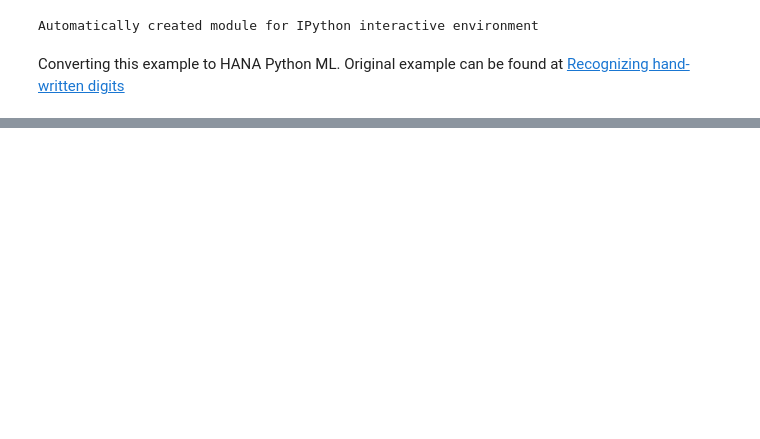
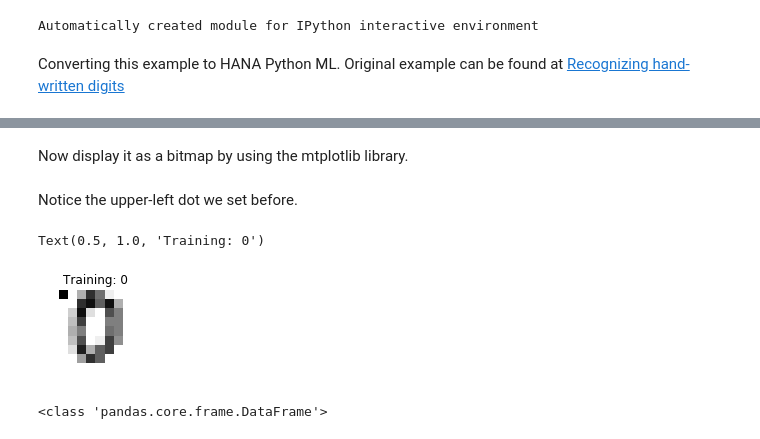
Before and after one commit to alundesap/mta_python_ml, a Jupyter notebook: python/hana_ml_digit_classification.ipynb, the cells around one changed output, grey strips where cells are left out. Drawn from its saved outputs; the diff is of its cells as text; code cells hidden in the pictures; blank space fills up the shorter version.

```diff
--- a/python/hana_ml_digit_classification.ipynb
+++ b/python/hana_ml_digit_classification.ipynb
@@ -25,0 +206,2 @@ Original example can be found at [Recognizing hand-written digits](http://scikit
+# %%
+pdfimg = hdf.head(1).filter(where).drop(["numberId","target"]).collect()
@@ -25,0 +210,2 @@ Original example can be found at [Recognizing hand-written digits](http://scikit
+# %%
+pdfval = hdf.head(1).filter(where).select(["target"]).collect()
@@ -25,0 +214,2 @@ Original example can be found at [Recognizing hand-written digits](http://scikit
+# %%
+target = pdfval.iat[0,0]
@@ -25,0 +221,2 @@ Original example can be found at [Recognizing hand-written digits](http://scikit
+# %%
+img = np.reshape(pdfimg.values, (-1, 8)) # Convert 1X64 to 8x8
@@ -26,3 +236,15 @@ Original example can be found at [Recognizing hand-written digits](http://scikit
+# %% [markdown]
+Now display it as a bitmap by using the mtplotlib library.
+# %% [markdown]
+Notice the upper-left dot we set before.
+# %%
+plt.subplot(2, 4, 1 + 1)
+plt.axis('off')
+plt.imshow(img, cmap=plt.cm.gray_r, interpolation='nearest')
+plt.title('Training: %i' % target)
+# %% [output]
+Text(0.5, 1.0, 'Training: 0')
+[figure, added]
 # %%
 # Standard scientific Python imports
 import matplotlib.pyplot as plt
@@ -28,0 +258,5 @@ import matplotlib.pyplot as plt
+# %%
+pdfimg = hdf.drop(["numberId","target"]).collect()
+print(type(pdfimg))
+# %% [output]
+<class 'pandas.core.frame.DataFrame'>
```
Also changed, not shown: parts of 84 cells of this notebook, 1 other file.
